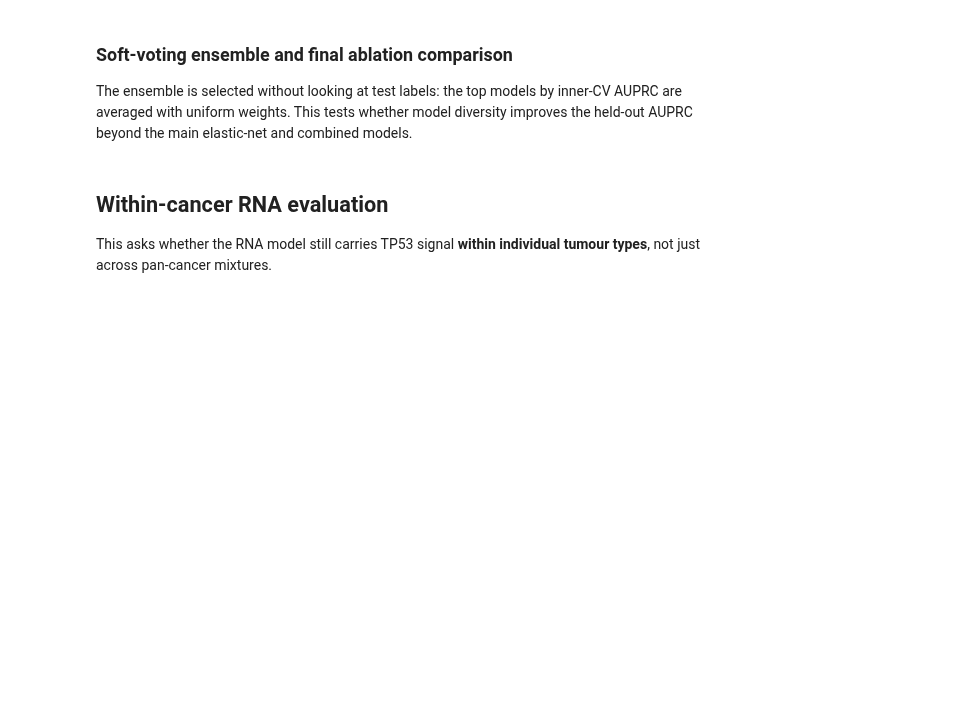
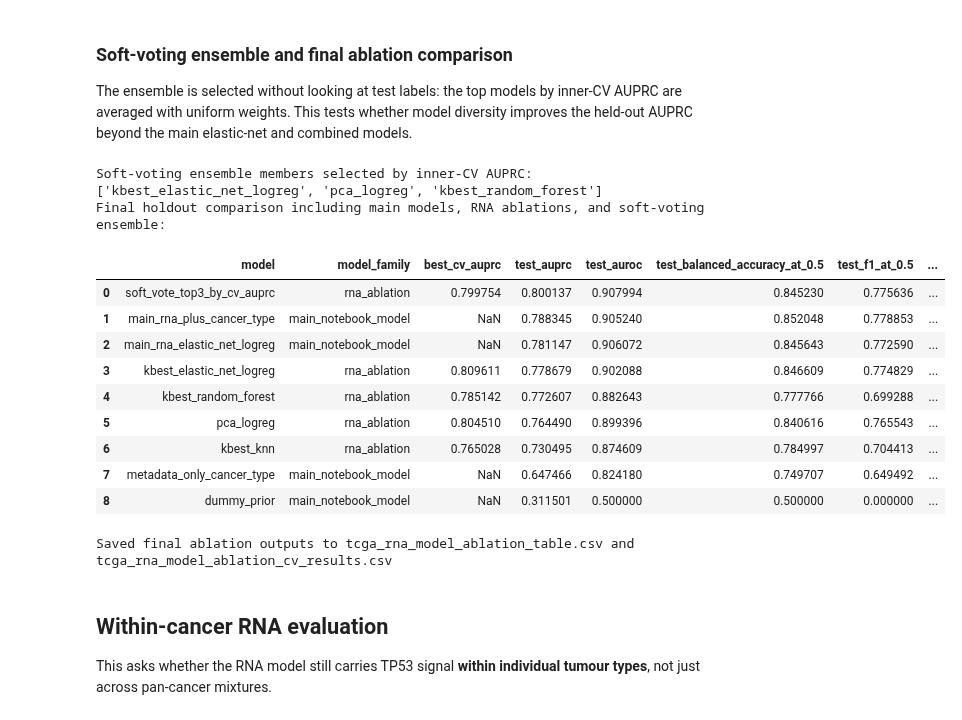
Before and after one commit to MauriceCC04/tp53-rna-prediction, a Jupyter notebook: tcga_modelling.ipynb, the cells around one changed output. Cells and saved outputs as stored; diff of their text form; code cells hidden in the pictures; blank space fills up the shorter version.

```diff
--- a/tcga_modeling_fixed_with_ablation.ipynb
+++ b/tcga_modelling.ipynb
@@ -2422,7 +2563,7 @@ if RUN_RNA_ABLATION and len(ablation_table) > 0:
     top_ensemble_models = (
         ablation_table
         .sort_values("best_cv_auprc", ascending=False)
-        .head(ABLATION_ENSEMBLE_TOP_N)["model"]
+        .head(min(ABLATION_ENSEMBLE_TOP_N, len(ablation_table)))["model"]
         .tolist()
     )
 
@@ -2452,11 +2593,10 @@ if RUN_RNA_ABLATION and len(ablation_table) > 0:
         .reset_index(drop=True)
     )
 
-    main_rows_for_ablation = []
-    # Recompute the holdout dummy score here because the grouped-CV section
-    # reuses the variable name dummy_proba inside its fold loop.
+    # Recompute the holdout dummy score because the grouped-CV section reuses the variable name dummy_proba.
     holdout_dummy_score = np.repeat(float(np.mean(y_train)), len(y_test))
 
+    main_rows_for_ablation = []
     existing_model_scores = {
         "dummy_prior": holdout_dummy_score,
         "metadata_only_cancer_type": meta_test_proba,
@@ -2483,35 +2623,52 @@ if RUN_RNA_ABLATION and len(ablation_table) > 0:
         [pd.DataFrame(main_rows_for_ablation), ablation_rows_clean],
         ignore_index=True,
     )
 
     preferred_cols = [
         "model",
         "model_family",
         "best_cv_auprc",
         "test_auprc",
         "test_auroc",
         "test_balanced_accuracy_at_0.5",
         "test_f1_at_0.5",
         "test_brier",
         "best_params",
     ]
 
     final_ablation_table = (
         final_ablation_table[preferred_cols]
         .sort_values("test_auprc", ascending=False)
         .reset_index(drop=True)
     )
 
     print("Final holdout comparison including main models, RNA ablations, and soft-voting ensemble:")
     display(final_ablation_table)
 
     final_ablation_table.to_csv("tcga_rna_model_ablation_table.csv", index=False)
-    print("Saved final ablation table to tcga_rna_model_ablation_table.csv")
+    if len(ablation_cv_results):
+        ablation_cv_results.to_csv("tcga_rna_model_ablation_cv_results.csv", index=False)
+    print("Saved final ablation outputs to tcga_rna_model_ablation_table.csv and tcga_rna_model_ablation_cv_results.csv")
 else:
     top_ensemble_models = []
     ablation_table_with_ensemble = pd.DataFrame()
     final_ablation_table = pd.DataFrame()
-    print("RNA ablation was skipped; no ensemble/final ablation table created.")
+    print("RNA ablation was skipped or no ablation model succeeded; no ensemble/final ablation table created.")
+# %% [output]
+Soft-voting ensemble members selected by inner-CV AUPRC:
+['kbest_elastic_net_logreg', 'pca_logreg', 'kbest_random_forest']
+Final holdout comparison including main models, RNA ablations, and soft-voting ensemble:
+|  | model | model_family | best_cv_auprc | test_auprc | test_auroc | test_balanced_accuracy_at_0.5 | test_f1_at_0.5 | ... |
+| 0 | soft_vote_top3_by_cv_auprc | rna_ablation | 0.799754 | 0.800137 | 0.907994 | 0.845230 | 0.775636 | ... |
+| 1 | main_rna_plus_cancer_type | main_notebook_model | NaN | 0.788345 | 0.905240 | 0.852048 | 0.778853 | ... |
+| 2 | main_rna_elastic_net_logreg | main_notebook_model | NaN | 0.781147 | 0.906072 | 0.845643 | 0.772590 | ... |
+| 3 | kbest_elastic_net_logreg | rna_ablation | 0.809611 | 0.778679 | 0.902088 | 0.846609 | 0.774829 | ... |
+| 4 | kbest_random_forest | rna_ablation | 0.785142 | 0.772607 | 0.882643 | 0.777766 | 0.699288 | ... |
+| 5 | pca_logreg | rna_ablation | 0.804510 | 0.764490 | 0.899396 | 0.840616 | 0.765543 | ... |
+| 6 | kbest_knn | rna_ablation | 0.765028 | 0.730495 | 0.874609 | 0.784997 | 0.704413 | ... |
+| 7 | metadata_only_cancer_type | main_notebook_model | NaN | 0.647466 | 0.824180 | 0.749707 | 0.649492 | ... |
+| 8 | dummy_prior | main_notebook_model | NaN | 0.311501 | 0.500000 | 0.500000 | 0.000000 | ... |
+Saved final ablation outputs to tcga_rna_model_ablation_table.csv and tcga_rna_model_ablation_cv_results.csv
 # %% [markdown]
 ## Within-cancer RNA evaluation
 
```
Also changed, not shown: parts of 5 cells of this notebook, 5 other files.
